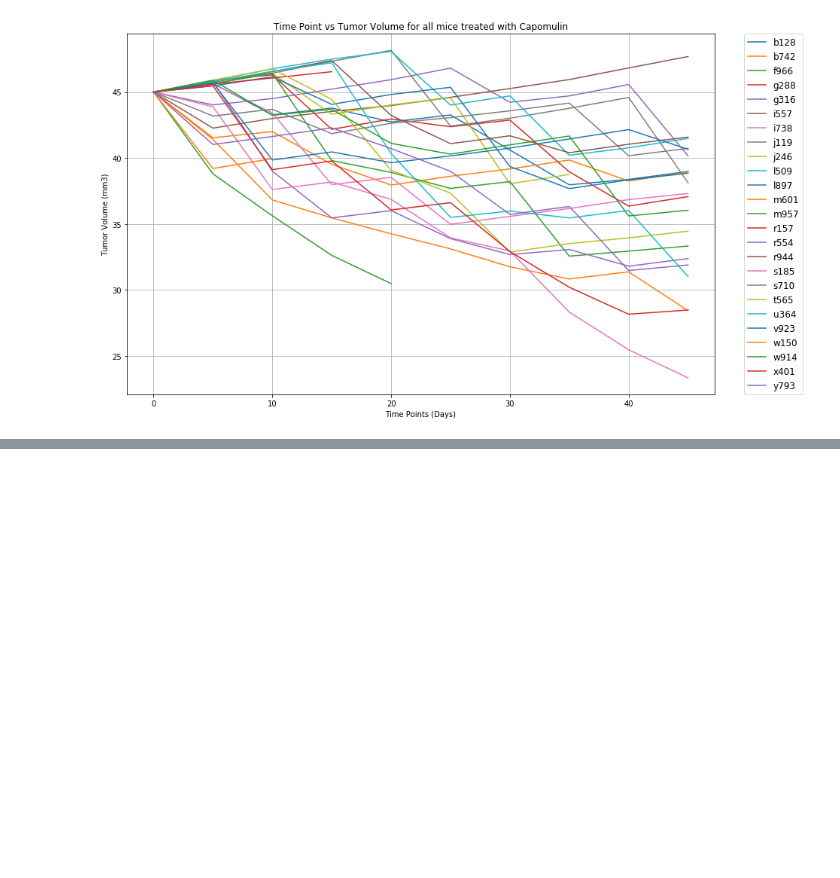
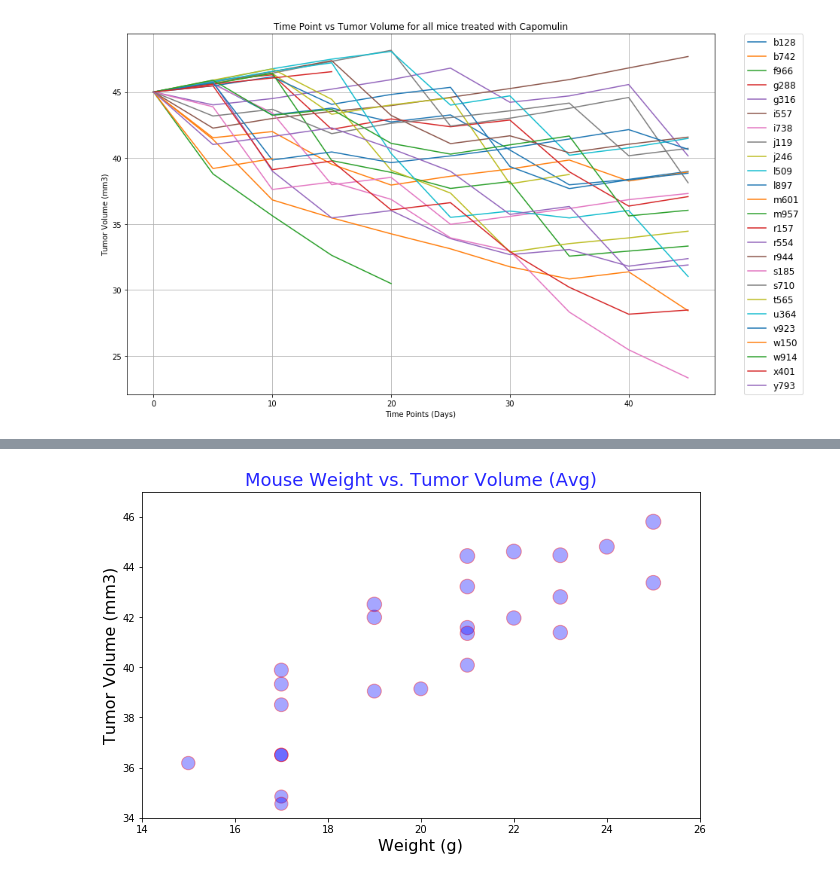
Before and after one commit to LinaSachuk/DU_HomeWork, a Jupyter notebook: matplotlib/pymaceuticals_starter.ipynb, the cells around one changed output, grey strips where cells are left out. Drawn from its saved outputs; the diff is of its cells as text; code cells hidden in the pictures; blank space fills up the shorter version.

Commit message:
added scatter plot

```diff
--- a/matplotlib/pymaceuticals_starter.ipynb
+++ b/matplotlib/pymaceuticals_starter.ipynb
@@ -552,3 +551,5 @@ plt.show()
 [figure]
 # %%
 # Generate a scatter plot of mouse weight versus average tumor volume for the Capomulin regimen
+cap_df= merge_data.loc[merge_data['Drug Regimen'] == 'Capomulin']
+cap_df.head()
@@ -554,0 +563,4 @@ plt.show()
+# %%
+group_cap_df = cap_df.groupby('Mouse ID').mean()
+weight_tumor_df = group_cap_df[['Weight (g)', 'Tumor Volume (mm3)']]
+weight_tumor_df
@@ -555,3 +586,35 @@ plt.show()
+# %%
+
+# Create our x values
+x_axis = group_cap_df['Weight (g)']
+
+# Create our y values
+y_axis = group_cap_df['Tumor Volume (mm3)']
+
+# Make a scatter plot
+# The size of each point on our plot is determined by their y value multiply by 5 for better visualisation
+plt.scatter(x_axis, y_axis, marker="o", facecolors="b", edgecolors="r",
+            s= group_cap_df['Tumor Volume (mm3)']*5, alpha=0.35)
+
+# To change the size of your pie chart/figure
+fig = plt.gcf()
+fig.set_size_inches(10,6)
+
+# Creating a title, x label, and y label
+plt.title("Mouse Weight vs. Tumor Volume (Avg)", fontsize=18, color='b', alpha=0.85)
+plt.xlabel("Weight (g)", fontsize=16)
+plt.ylabel("Tumor Volume (mm3)", fontsize=16)
+
+# Create x limits of our scatter plot
+plt.xlim(14, 26)
+
+# Create y limits of our scatter plot
+plt.ylim(34, 47)
+
+# plt.grid(linestyle='dotted')
+plt.show()
+# %% [output]
+[figure, added]
 # %%
 # Calculate the correlation coefficient and linear regression model for mouse weight
 # and average tumor volume for the Capomulin regimen
```
Also changed, not shown: parts of 3 cells of this notebook.
